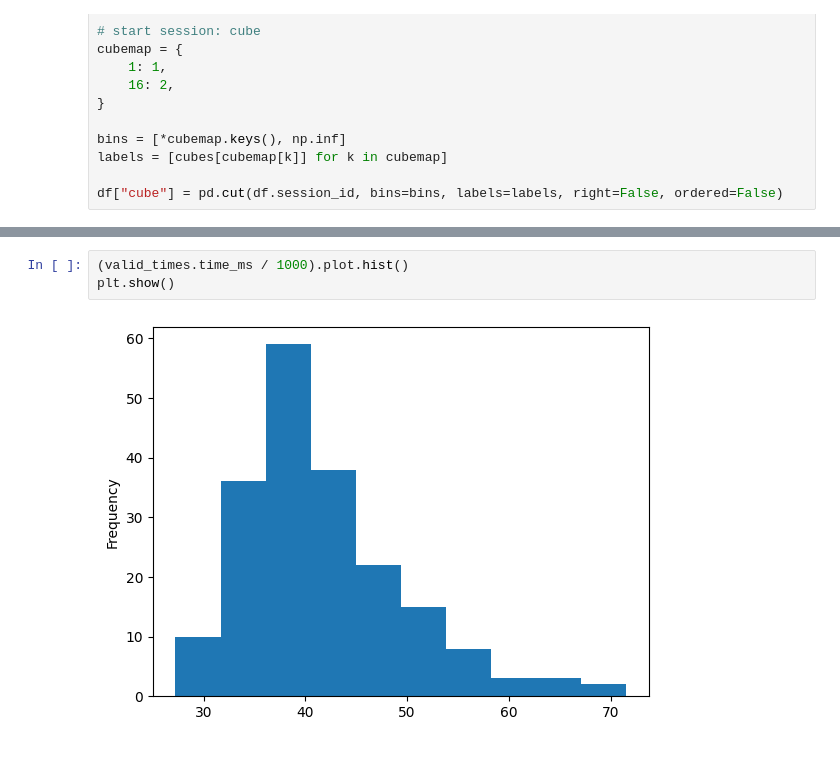
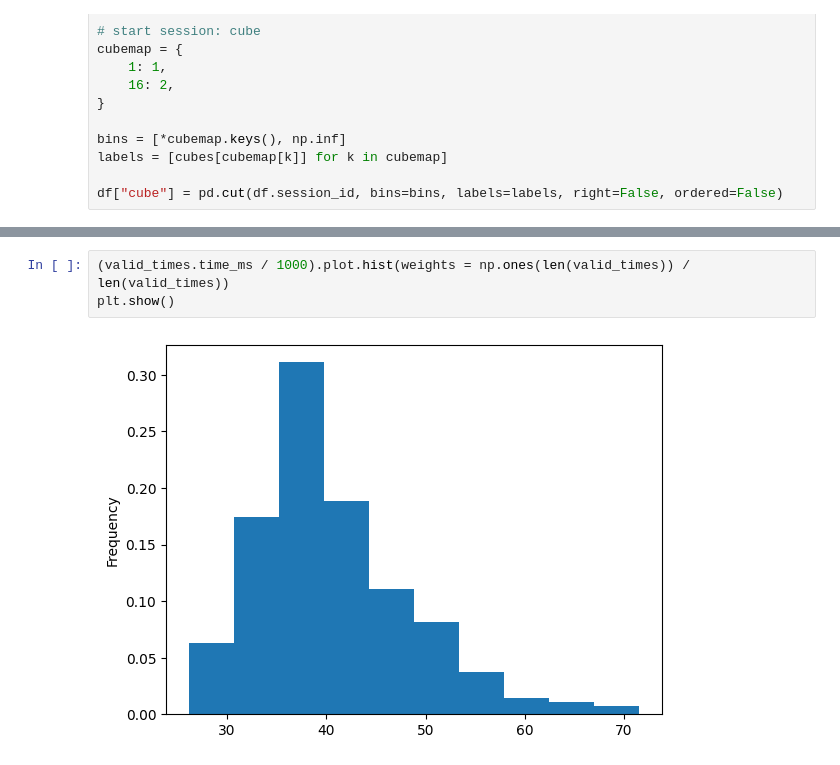
Before and after one commit to SimoHellgren/cubing, a Jupyter notebook: analysis.ipynb, the cells around one changed output, grey strips where cells are left out. Drawn from its saved outputs; the diff is of its cells as text.

```diff
--- a/analysis.ipynb
+++ b/analysis.ipynb
@@ -155,9 +155,9 @@ max       60.869000
 Name: time_ms, dtype: float64
 # %%
-(valid_times.time_ms / 1000).plot.hist()
+(valid_times.time_ms / 1000).plot.hist(weights = np.ones(len(valid_times)) / len(valid_times))
 plt.show()
 # %% [output]
-[figure, old version]
+[figure, new version]
 # %%
 # PBs
 valid_times[valid_times.is_pb]
```
Also changed, not shown: parts of 6 cells of this notebook, 5 other files.
